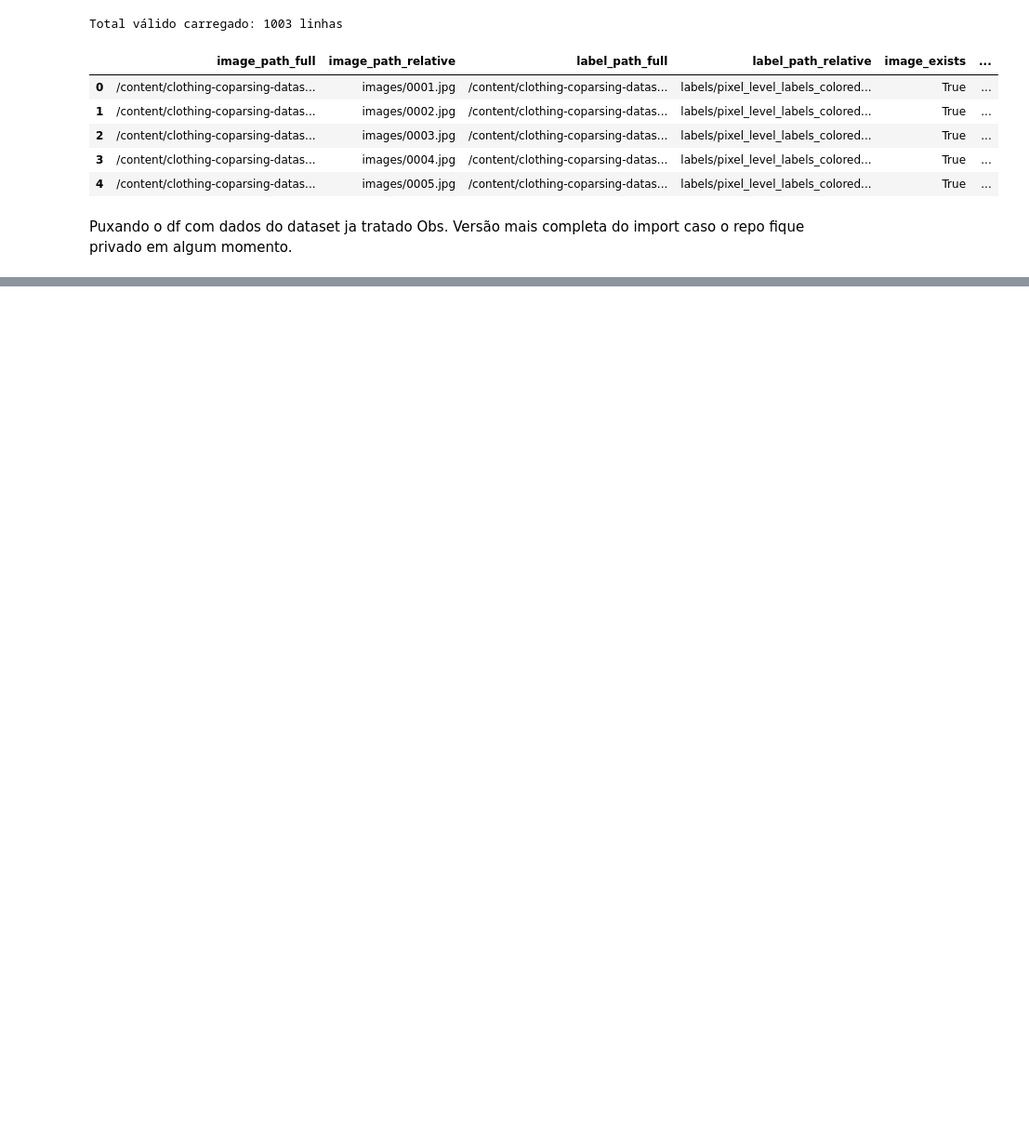
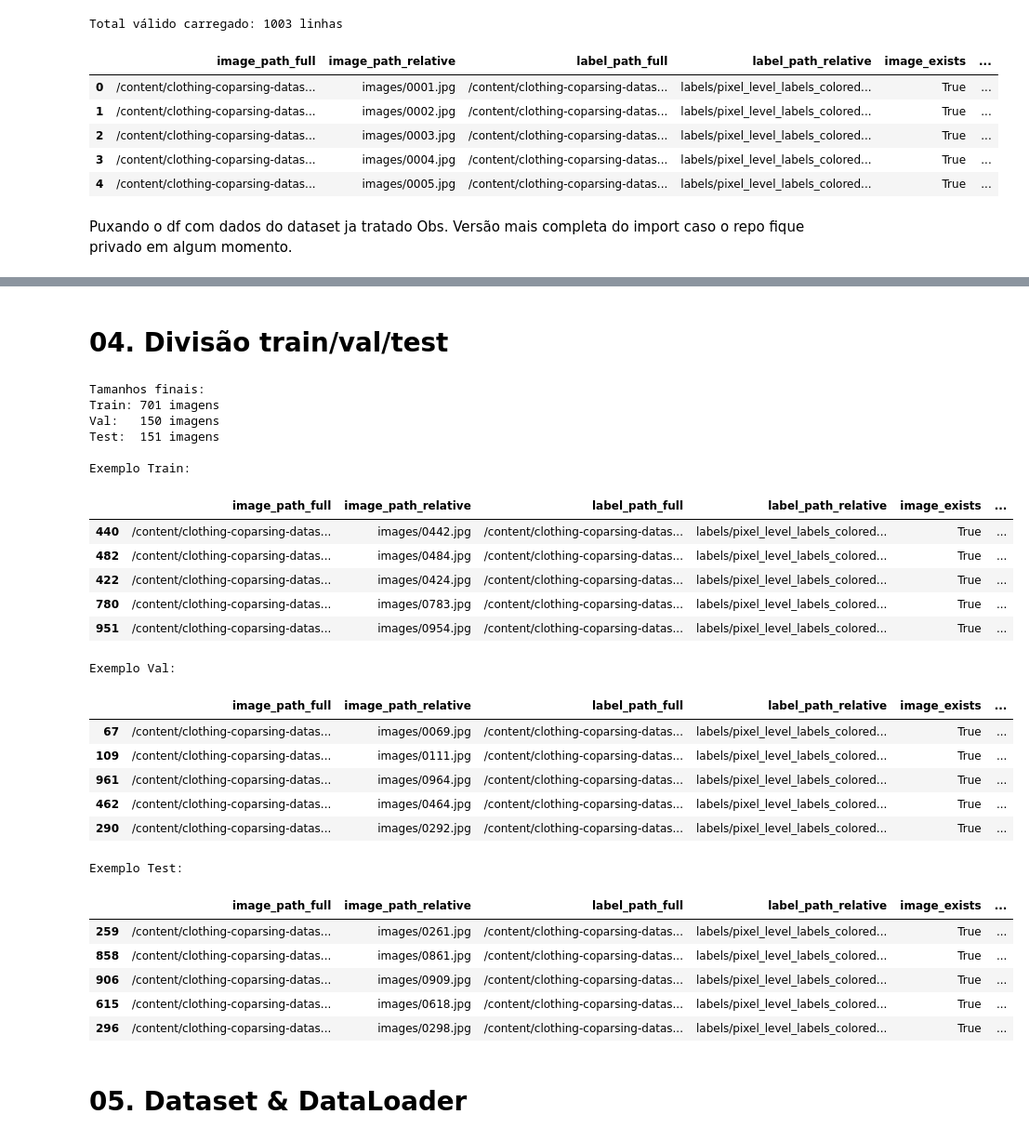
Before and after one commit to Alexandre-Tupinamba/BootCampAVANTI_machine_learning_Ativ04-01, a Jupyter notebook: 02_training_pipeline.ipynb, the cells around one changed output, grey strips where cells are left out. Shown at 93% size. Cells and saved outputs as stored; diff of their text form; code cells hidden in the pictures; blank space fills up the shorter version.

```diff
--- a/02_training_pipeline.ipynb
+++ b/02_training_pipeline.ipynb
@@ -862,7 +92,0 @@ mean_dice_unet = np.nanmean(dice_unet_cls)
-# %%
-metrics = ['IoU', 'Dice']
-deeplab_vals = [mean_iou_deeplab, mean_dice_deeplab]
-unet_vals = [mean_iou_unet, mean_dice_unet]
-
-x = np.arange(len(metrics))
-width = 0.35
@@ -923,0 +166,73 @@ plt.show()
+# %% [markdown]
+# 04. Divisão train/val/test
+# %%
+from sklearn.model_selection import train_test_split
+
+# Configurar proporções (ex: 70% train, 15% val, 15% test)
+train_size = 0.7
+val_size = 0.15
+test_size = 0.15
+
+# Primeiro: separar train e temp (val+test)
+df_train, df_temp = train_test_split(
+    df_filtrado,
+    train_size=train_size,
+    random_state=42,
+    shuffle=True
+)
+
+# Depois: dividir temp em val e test
+relative_val_size = val_size / (val_size + test_size)  # ajuste proporcional
+df_val, df_test = train_test_split(
+    df_temp,
+    train_size=relative_val_size,
+    random_state=42,
+    shuffle=True
+)
+
+print("Tamanhos finais:")
+print(f"Train: {len(df_train)} imagens")
+print(f"Val:   {len(df_val)} imagens")
+print(f"Test:  {len(df_test)} imagens")
+
+# Confirmar que não houve sobreposição
+assert set(df_train.index).isdisjoint(df_val.index)
+assert set(df_train.index).isdisjoint(df_test.index)
+assert set(df_val.index).isdisjoint(df_test.index)
+
+# Conferir algumas amostras
+print("\nExemplo Train:")
+display(df_train.head())
+print("\nExemplo Val:")
+display(df_val.head())
+print("\nExemplo Test:")
+display(df_test.head())
+# %% [output]
+Tamanhos finais:
+Train: 701 imagens
+Val:   150 imagens
+Test:  151 imagens
+
+Exemplo Train:
+|  | image_path_full | image_path_relative | label_path_full | label_path_relative | image_exists | ... |
+| 440 | /content/clothing-coparsing-datas... | images/0442.jpg | /content/clothing-coparsing-datas... | labels/pixel_level_labels_colored... | True | ... |
+| 482 | /content/clothing-coparsing-datas... | images/0484.jpg | /content/clothing-coparsing-datas... | labels/pixel_level_labels_colored... | True | ... |
+| 422 | /content/clothing-coparsing-datas... | images/0424.jpg | /content/clothing-coparsing-datas... | labels/pixel_level_labels_colored... | True | ... |
+| 780 | /content/clothing-coparsing-datas... | images/0783.jpg | /content/clothing-coparsing-datas... | labels/pixel_level_labels_colored... | True | ... |
+| 951 | /content/clothing-coparsing-datas... | images/0954.jpg | /content/clothing-coparsing-datas... | labels/pixel_level_labels_colored... | True | ... |
+Exemplo Val:
+|  | image_path_full | image_path_relative | label_path_full | label_path_relative | image_exists | ... |
+| 67 | /content/clothing-coparsing-datas... | images/0069.jpg | /content/clothing-coparsing-datas... | labels/pixel_level_labels_colored... | True | ... |
+| 109 | /content/clothing-coparsing-datas... | images/0111.jpg | /content/clothing-coparsing-datas... | labels/pixel_level_labels_colored... | True | ... |
+| 961 | /content/clothing-coparsing-datas... | images/0964.jpg | /content/clothing-coparsing-datas... | labels/pixel_level_labels_colored... | True | ... |
+| 462 | /content/clothing-coparsing-datas... | images/0464.jpg | /content/clothing-coparsing-datas... | labels/pixel_level_labels_colored... | True | ... |
+| 290 | /content/clothing-coparsing-datas... | images/0292.jpg | /content/clothing-coparsing-datas... | labels/pixel_level_labels_colored... | True | ... |
+Exemplo Test:
+|  | image_path_full | image_path_relative | label_path_full | label_path_relative | image_exists | ... |
+| 259 | /content/clothing-coparsing-datas... | images/0261.jpg | /content/clothing-coparsing-datas... | labels/pixel_level_labels_colored... | True | ... |
+| 858 | /content/clothing-coparsing-datas... | images/0861.jpg | /content/clothing-coparsing-datas... | labels/pixel_level_labels_colored... | True | ... |
+| 906 | /content/clothing-coparsing-datas... | images/0909.jpg | /content/clothing-coparsing-datas... | labels/pixel_level_labels_colored... | True | ... |
+| 615 | /content/clothing-coparsing-datas... | images/0618.jpg | /content/clothing-coparsing-datas... | labels/pixel_level_labels_colored... | True | ... |
+| 296 | /content/clothing-coparsing-datas... | images/0298.jpg | /content/clothing-coparsing-datas... | labels/pixel_level_labels_colored... | True | ... |
+# %% [markdown]
+# 05. Dataset & DataLoader
```
Also changed, not shown: parts of 68 cells of this notebook.
